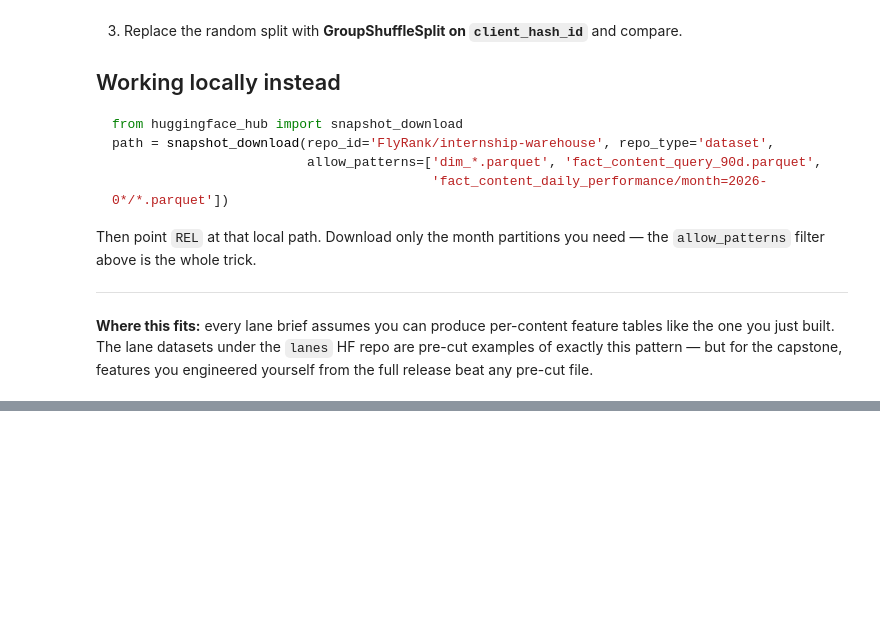
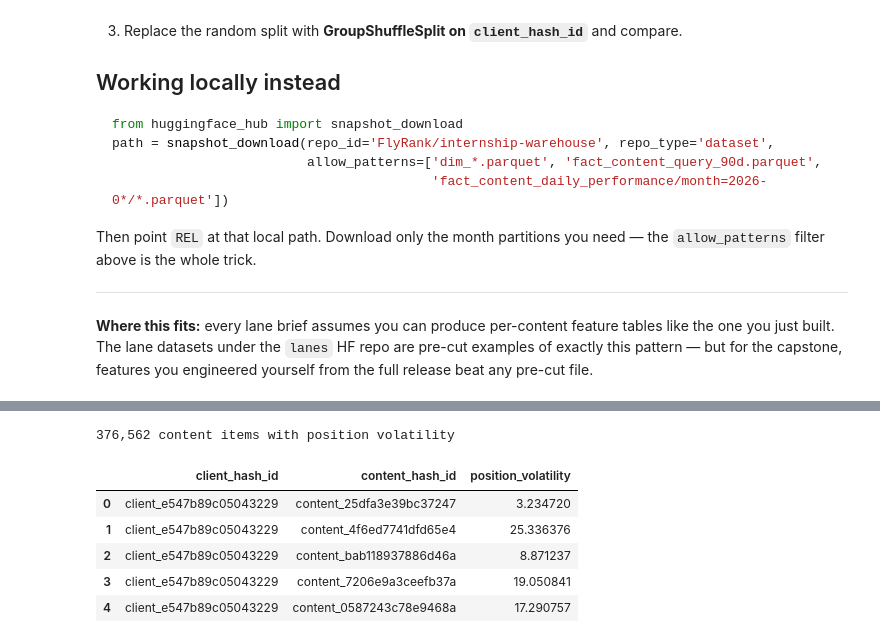
Before and after one commit to ankita0531/ML, a Jupyter notebook: notebooks/03_working_with_the_full_release.ipynb, the cells around one changed output, grey strips where cells are left out. Saved outputs shown, nothing was run; the diff lists cells and outputs as text; code cells hidden in the pictures; blank space fills up the shorter version.

```diff
--- a/notebooks/03_working_with_the_full_release.ipynb
+++ b/notebooks/03_working_with_the_full_release.ipynb
@@ -183,0 +264,26 @@ release beat any pre-cut file.
+# %%
+position_volatility = con.sql(f"""
+    WITH bounds AS (
+        SELECT MAX(report_date) AS end_d
+        FROM {TABLES['fact_daily']}
+    )
+    SELECT
+        f.client_hash_id,
+        f.content_hash_id,
+        STDDEV_SAMP(f.gsc_avg_position) AS position_volatility
+    FROM {TABLES['fact_daily']} f, bounds b
+    WHERE f.report_date > b.end_d - INTERVAL 90 DAY
+      AND f.report_date <= b.end_d - INTERVAL 45 DAY
+    GROUP BY 1, 2
+""").df()
+
+print(f'{len(position_volatility):,} content items with position volatility')
+position_volatility.head()
+# %% [output]
+376,562 content items with position volatility
+|  | client_hash_id | content_hash_id | position_volatility |
+| 0 | client_e547b89c05043229 | content_25dfa3e39bc37247 | 3.234720 |
+| 1 | client_e547b89c05043229 | content_4f6ed7741dfd65e4 | 25.336376 |
+| 2 | client_e547b89c05043229 | content_bab118937886d46a | 8.871237 |
+| 3 | client_e547b89c05043229 | content_7206e9a3ceefb37a | 19.050841 |
+| 4 | client_e547b89c05043229 | content_0587243c78e9468a | 17.290757 |
```
Also changed, not shown: parts of 9 cells of this notebook.
